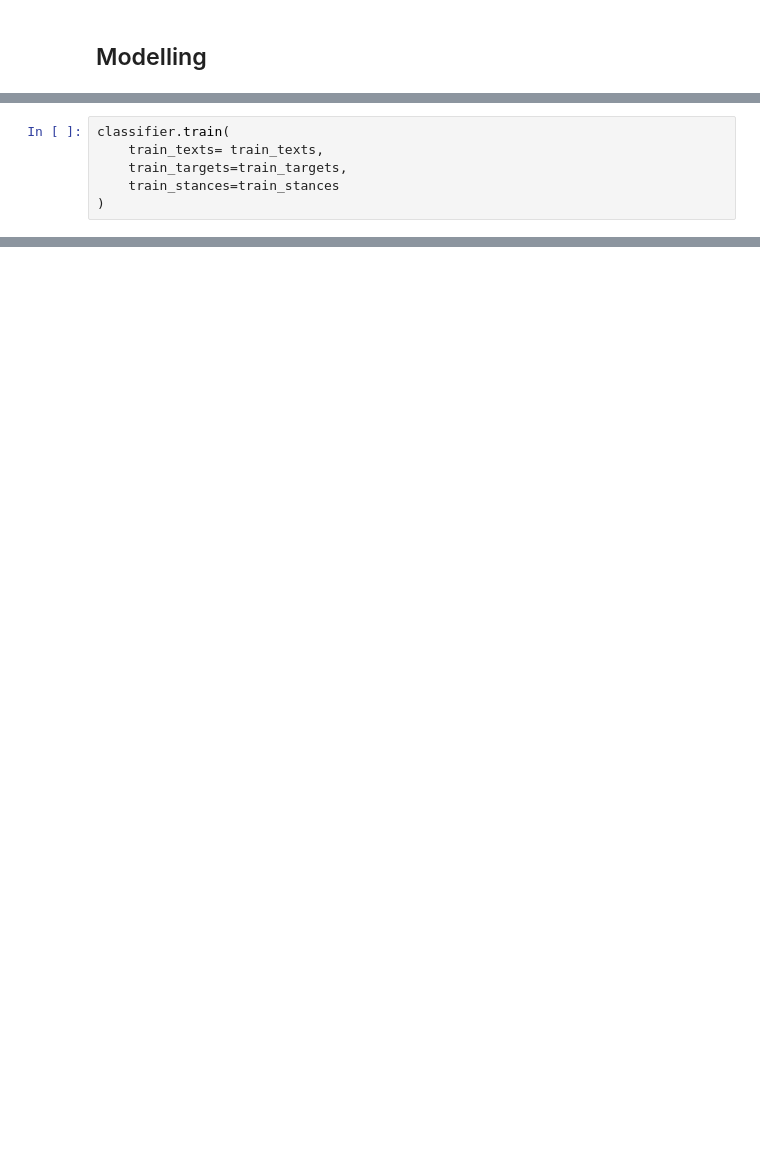
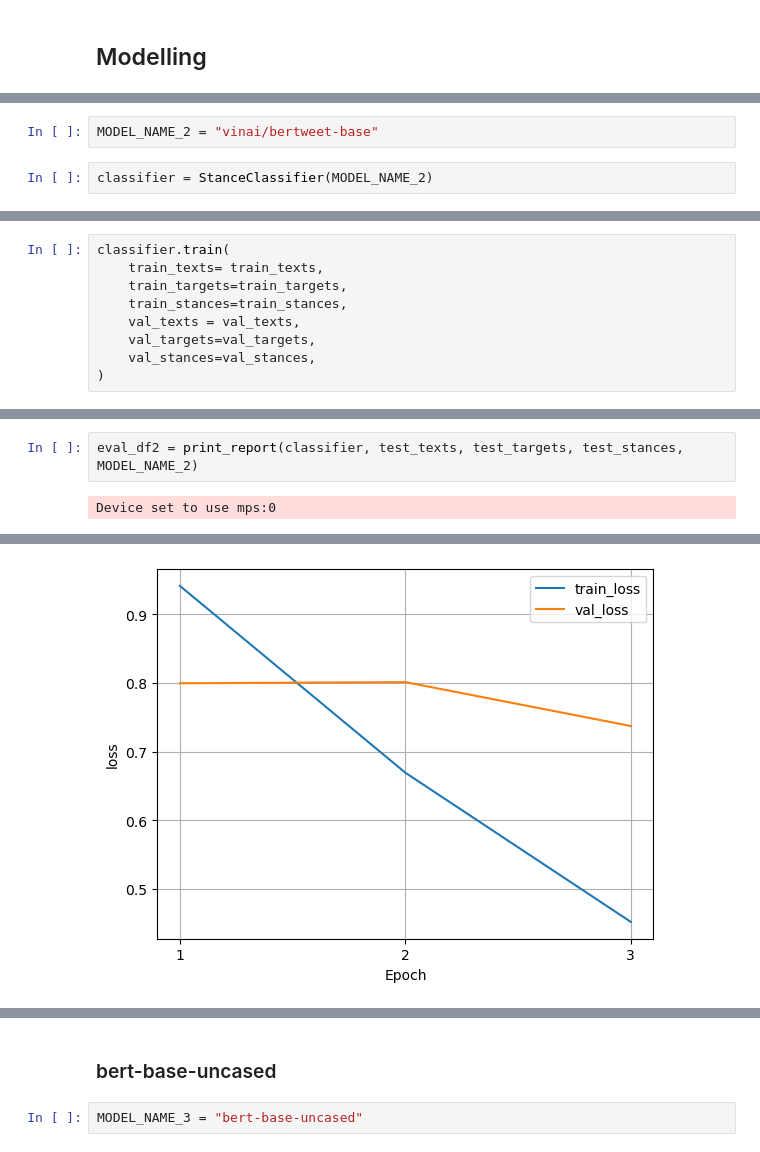
Before and after one commit to bitrao/BERT-tweet-stance-classification, a Jupyter notebook: tweet_stance_classifier.ipynb, the cells around one changed output, grey strips where cells are left out. Drawn from its saved outputs; the diff is of its cells as text; blank space fills up the shorter version.

```diff
--- a/tweet_stance_classifier.ipynb
+++ b/tweet_stance_classifier.ipynb
@@ -37,0 +148,4 @@ You should probably TRAIN this model on a down-stream task to be able to use it
+# %%
+MODEL_NAME_2 = "vinai/bertweet-base"
+# %%
+classifier = StanceClassifier(MODEL_NAME_2)
@@ -39,5 +157,8 @@ You should probably TRAIN this model on a down-stream task to be able to use it
 classifier.train(
     train_texts= train_texts,
     train_targets=train_targets,
-    train_stances=train_stances
+    train_stances=train_stances,
+    val_texts = val_texts,
+    val_targets=val_targets,
+    val_stances=val_stances,
 )
@@ -43,0 +171,4 @@ classifier.train(
+# %%
+eval_df2 = print_report(classifier, test_texts, test_targets, test_stances, MODEL_NAME_2)
+# %% [output]
+Device set to use mps:0
@@ -43,0 +177 @@ classifier.train(
+[figure, added]
@@ -43,0 +179,4 @@ classifier.train(
+# %% [markdown]
+### bert-base-uncased
+# %%
+MODEL_NAME_3 = "bert-base-uncased"
```
Also changed, not shown: parts of 36 cells of this notebook, 2 other files.
